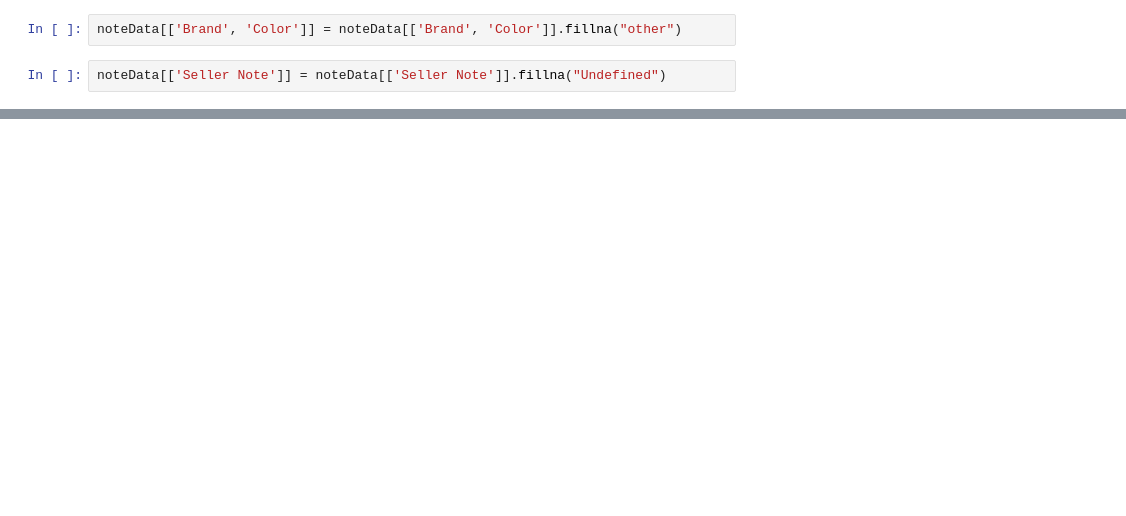
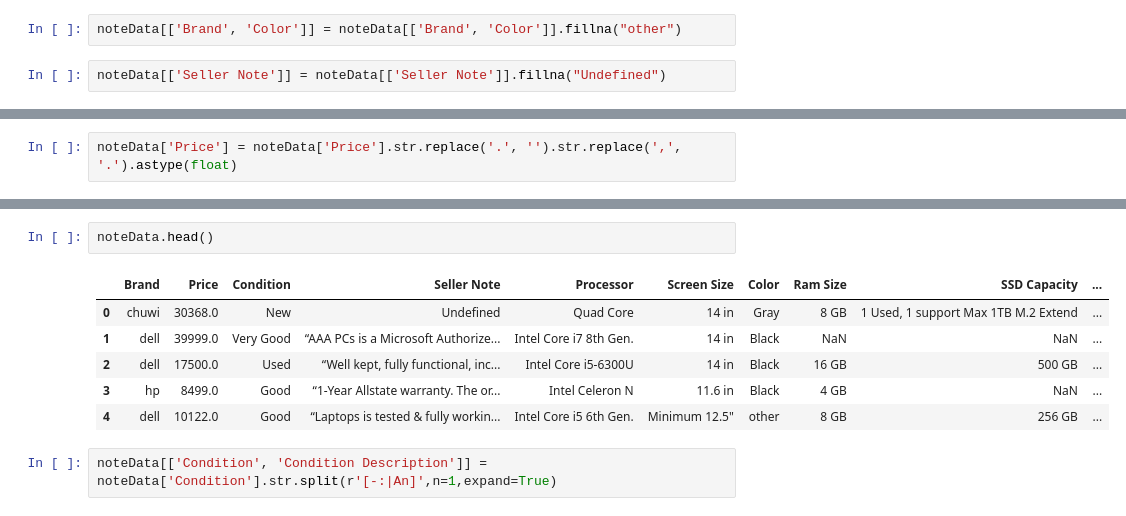
Before and after one commit to bssbrit/laptopsData, a Jupyter notebook: script.ipynb, the cells around one changed output, grey strips where cells are left out. Cells and saved outputs as stored; diff of their text form; blank space fills up the shorter version.

```diff
--- a/script.ipynb
+++ b/script.ipynb
@@ -90,0 +108,2 @@ Seller Note
+# %%
+noteData['Price'] = noteData['Price'].str.replace('.', '').str.replace(',', '.').astype(float)
@@ -90,0 +130,11 @@ Seller Note
+# %%
+noteData.head()
+# %% [output]
+|  | Brand | Price | Condition | Seller Note | Processor | Screen Size | Color | Ram Size | SSD Capacity | ... |
+| 0 | chuwi | 30368.0 | New | Undefined | Quad Core | 14 in | Gray | 8 GB | 1 Used, 1 support Max 1TB M.2 Extend | ... |
+| 1 | dell | 39999.0 | Very Good | “AAA PCs is a Microsoft Authorize... | Intel Core i7 8th Gen. | 14 in | Black | NaN | NaN | ... |
+| 2 | dell | 17500.0 | Used | “Well kept, fully functional, inc... | Intel Core i5-6300U | 14 in | Black | 16 GB | 500 GB | ... |
+| 3 | hp | 8499.0 | Good | “1-Year Allstate warranty. The or... | Intel Celeron N | 11.6 in | Black | 4 GB | NaN | ... |
+| 4 | dell | 10122.0 | Good | “Laptops is tested & fully workin... | Intel Core i5 6th Gen. | Minimum 12.5" | other | 8 GB | 256 GB | ... |
+# %%
+noteData[['Condition', 'Condition Description']] = noteData['Condition'].str.split(r'[-:|An]',n=1,expand=True)
```
Also changed, not shown: parts of 13 cells of this notebook.
